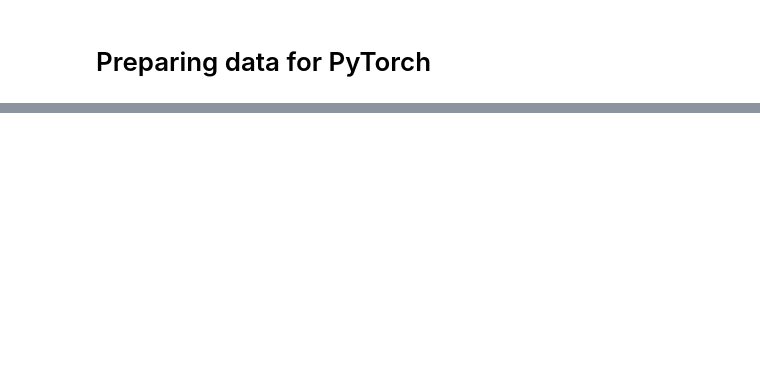
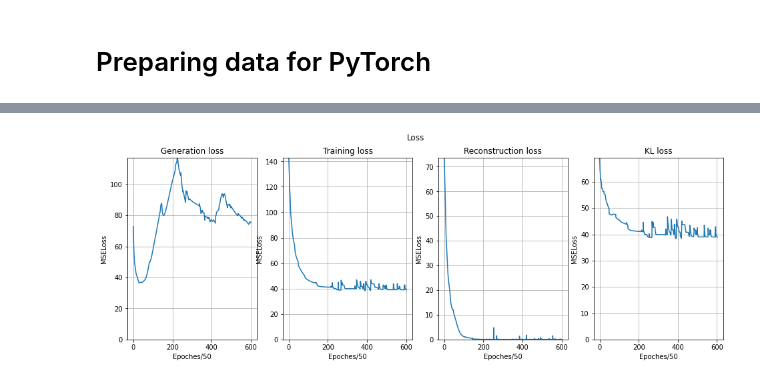
Before and after one commit to khzhang2/Air_Traffic, a Jupyter notebook: Model - VAE.ipynb, the cells around one changed output, grey strips where cells are left out. Cells and saved outputs as stored; diff of their text form; code cells hidden in the pictures; blank space fills up the shorter version.

```diff
--- a/Model - VAE.ipynb
+++ b/Model - VAE.ipynb
@@ -286 +310,38 @@ KeyboardInterrupt:
+# %%
+def plot_loss(gen, train, recons, KL, title):
+    fig = plt.figure(figsize=[16,5])
+    ax1 = fig.add_subplot(141)
+    ax1.plot(gen)
+    ax1.set_xlabel('Epoches/50')
+    ax1.set_ylabel('MSELoss')
+    ax1.set_ylim([0, max(gen)])
+    ax1.set_title('Generation loss')
+    ax1.grid()
+    ax2 = fig.add_subplot(142)
+    ax2.plot(train)
+    ax2.set_xlabel('Epoches/50')
+    ax2.set_ylabel('MSELoss')
+    ax2.set_ylim([0, max(train)])
+    ax2.set_title('Training loss')
+    ax2.grid()
+    ax3 = fig.add_subplot(143)
+    ax3.plot(recons)
+    ax3.set_xlabel('Epoches/50')
+    ax3.set_ylabel('MSELoss')
+    ax3.set_ylim([0, max(recons)])
+    ax3.set_title('Reconstruction loss')
+    ax3.grid()
+    ax4 = fig.add_subplot(144)
+    ax4.plot(KL)
+    ax4.set_xlabel('Epoches/50')
+    ax4.set_ylabel('MSELoss')
+    ax4.set_ylim([0, max(KL)])
+    ax4.set_title('KL loss')
+    ax4.grid()
+
+    plt.suptitle(title)
+# %%
+plot_loss(loss_set_gen, loss_set_train, loss_set_recons, loss_set_KL, 'Loss')
+# %% [output]
+[figure, added]
 # %%
```
Also changed, not shown: parts of 22 cells of this notebook.
